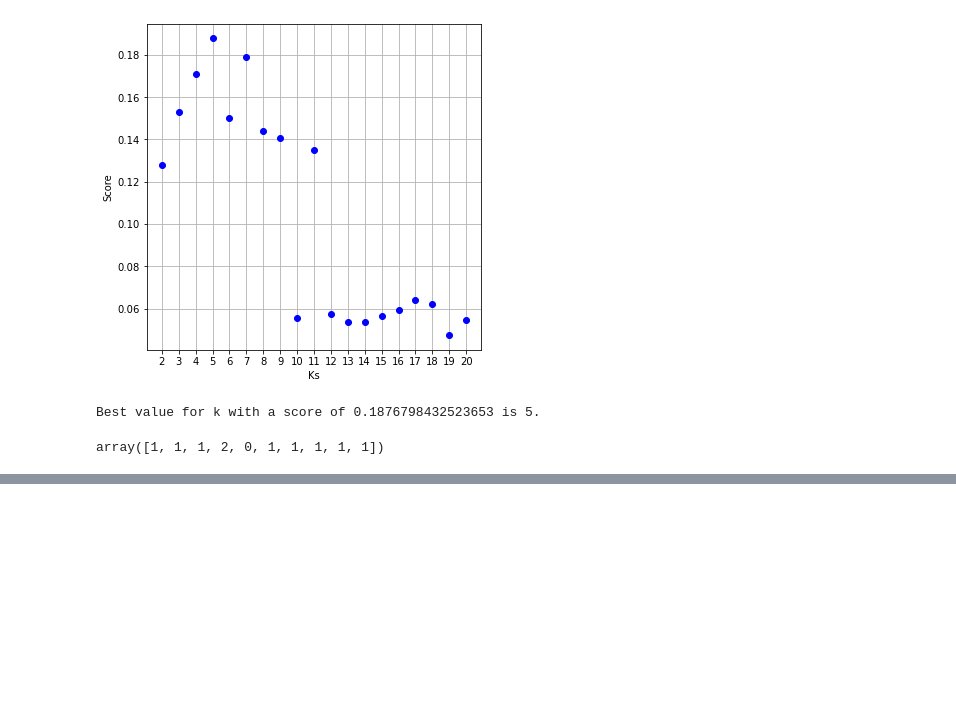
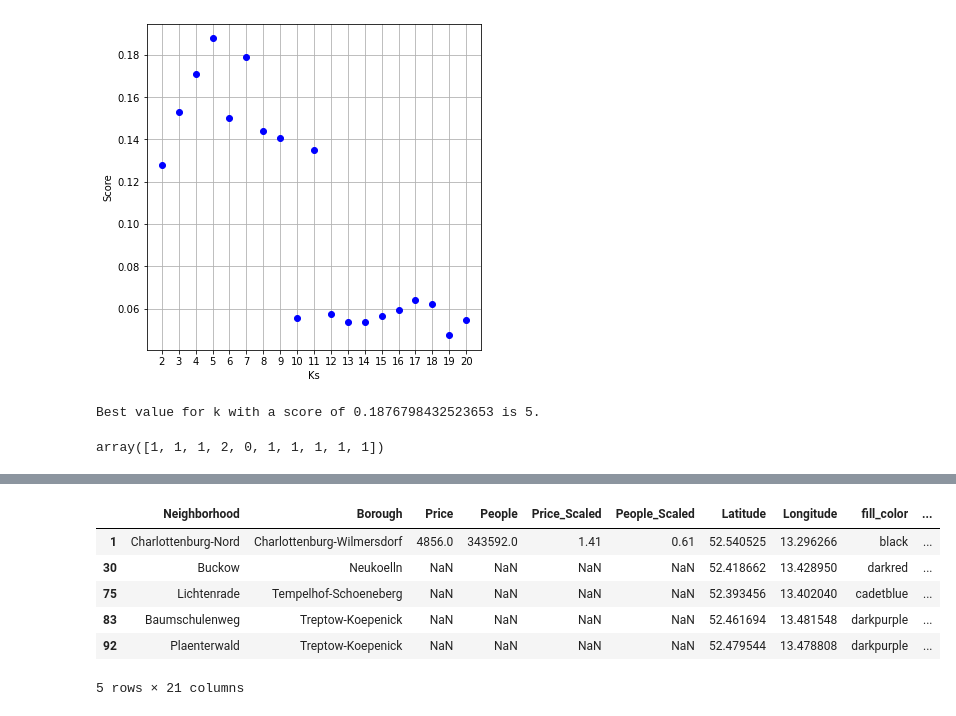
Before and after one commit to El-Gringo-Loco/IBM_Coursera_Capstone, a Jupyter notebook: coursera_capstone_project_week_05.ipynb, the cells around one changed output, grey strips where cells are left out. Cells and saved outputs as stored; diff of their text form; code cells hidden in the pictures; blank space fills up the shorter version.

```diff
--- a/coursera_capstone_project_week_05.ipynb
+++ b/coursera_capstone_project_week_05.ipynb
@@ -685,3 +683,13 @@ map_berlin_3
+# %%
+berlin_0[-5:]
+# %% [output]
+|  | Neighborhood | Borough | Price | People | Price_Scaled | People_Scaled | Latitude | Longitude | fill_color | ... |
+| 1 | Charlottenburg-Nord | Charlottenburg-Wilmersdorf | 4856.0 | 343592.0 | 1.41 | 0.61 | 52.540525 | 13.296266 | black | ... |
+| 30 | Buckow | Neukoelln | NaN | NaN | NaN | NaN | 52.418662 | 13.428950 | darkred | ... |
+| 75 | Lichtenrade | Tempelhof-Schoeneberg | NaN | NaN | NaN | NaN | 52.393456 | 13.402040 | cadetblue | ... |
+| 83 | Baumschulenweg | Treptow-Koepenick | NaN | NaN | NaN | NaN | 52.461694 | 13.481548 | darkpurple | ... |
+| 92 | Plaenterwald | Treptow-Koepenick | NaN | NaN | NaN | NaN | 52.479544 | 13.478808 | darkpurple | ... |
+5 rows × 21 columns
 # %%
 map_berlin_4 = folium.Map(location=[get_coordinates("Berlin, Germany")[0], get_coordinates("Berlin, Germany")[1]], zoom_start=11)
 
```
Also changed, not shown: parts of 8 cells of this notebook.
